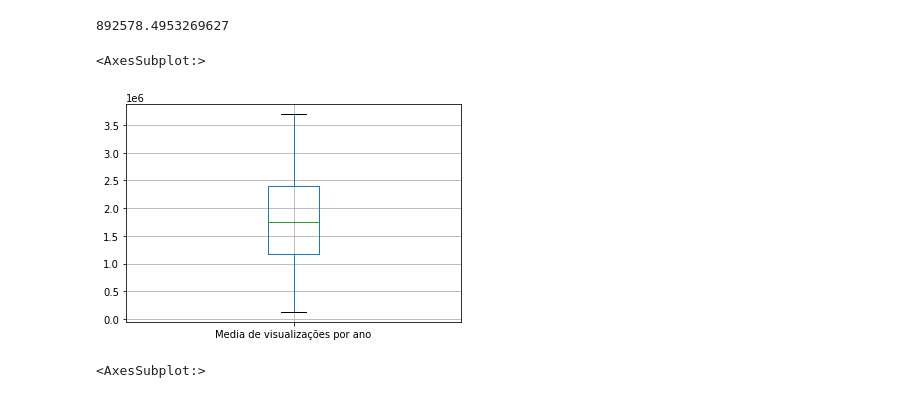
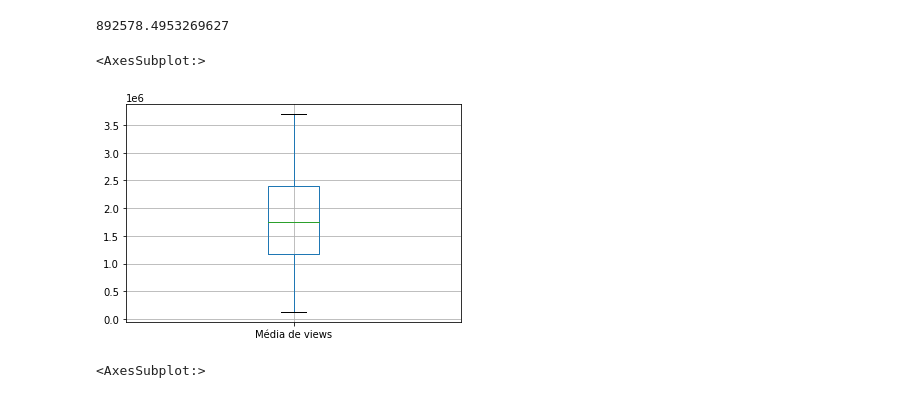
Before and after one commit to LuisHenriqueAL/Projeto_ICD, a Jupyter notebook: main.ipynb, the cells around one changed output. Saved outputs shown, nothing was run; the diff lists cells and outputs as text; code cells hidden in the pictures.

```diff
--- a/main.ipynb
+++ b/main.ipynb
@@ -137,0 +120,2 @@ anossemrep
+# %%
+media_views = pd.DataFrame(anossemrep['View per year'] / anossemrep['Vídeos por ano'], columns=['Média de views']).round(2)
@@ -236,10 +185,10 @@ anossemrep['Media de visualizações por ano'].std()
 # %% [output]
 892578.4953269627
 # %%
-anossemrep.boxplot(column='Media de visualizações por ano')
+media_views.boxplot(column='Média de views')
 # %% [output]
 <AxesSubplot:>
-[figure, old version]
+[figure, new version]
 # %%
 anossemrep.boxplot(column='View per year')
 # %% [output]
```
Also changed, not shown: parts of 47 cells of this notebook.
